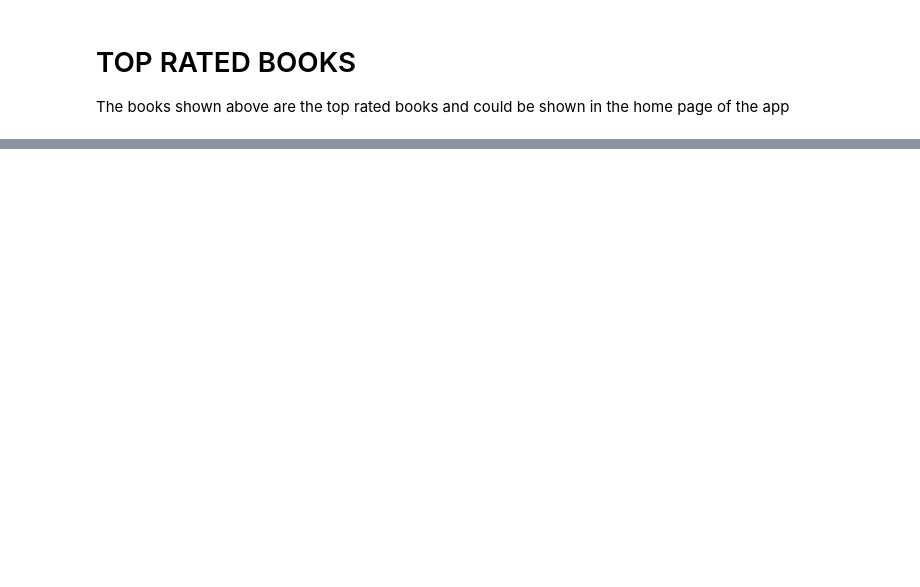
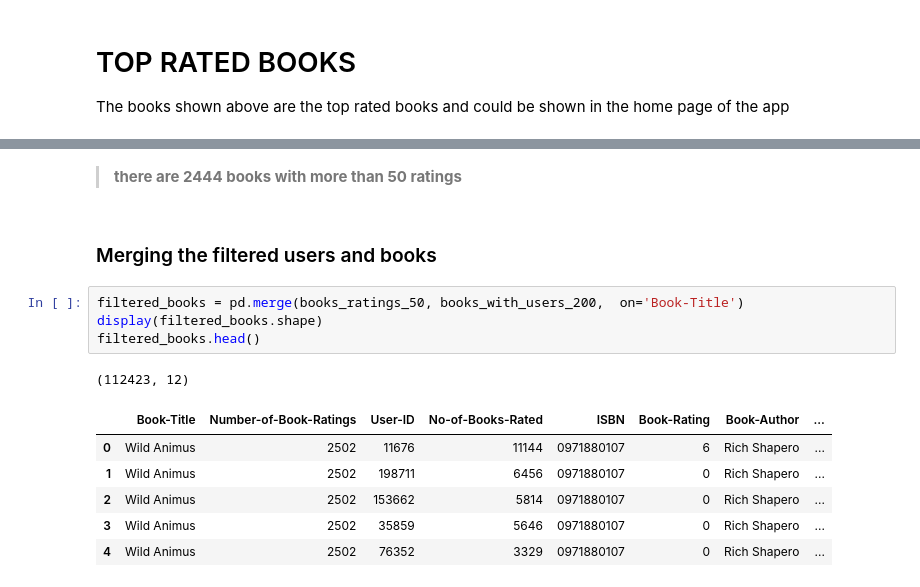
Before and after one commit to nguendh/BookRec, a Jupyter notebook: main.ipynb, the cells around one changed output, grey strips where cells are left out. Saved outputs shown, nothing was run; the diff lists cells and outputs as text; blank space fills up the shorter version.

```diff
--- a/main.ipynb
+++ b/main.ipynb
@@ -1097,0 +1130,16 @@ The books shown above are the top rated books and could be shown in the home pag
+# %% [markdown]
+>**there are 2444 books with more than 50 ratings**
+# %% [markdown]
+### Merging the filtered users and books
+# %%
+filtered_books = pd.merge(books_ratings_50, books_with_users_200,  on='Book-Title')
+display(filtered_books.shape)
+filtered_books.head()
+# %% [output]
+(112423, 12)
+|  | Book-Title | Number-of-Book-Ratings | User-ID | No-of-Books-Rated | ISBN | Book-Rating | Book-Author | ... |
+| 0 | Wild Animus | 2502 | 11676 | 11144 | 0971880107 | 6 | Rich Shapero | ... |
+| 1 | Wild Animus | 2502 | 198711 | 6456 | 0971880107 | 0 | Rich Shapero | ... |
+| 2 | Wild Animus | 2502 | 153662 | 5814 | 0971880107 | 0 | Rich Shapero | ... |
+| 3 | Wild Animus | 2502 | 35859 | 5646 | 0971880107 | 0 | Rich Shapero | ... |
+| 4 | Wild Animus | 2502 | 76352 | 3329 | 0971880107 | 0 | Rich Shapero | ... |
```
Also changed, not shown: parts of 45 cells of this notebook.
